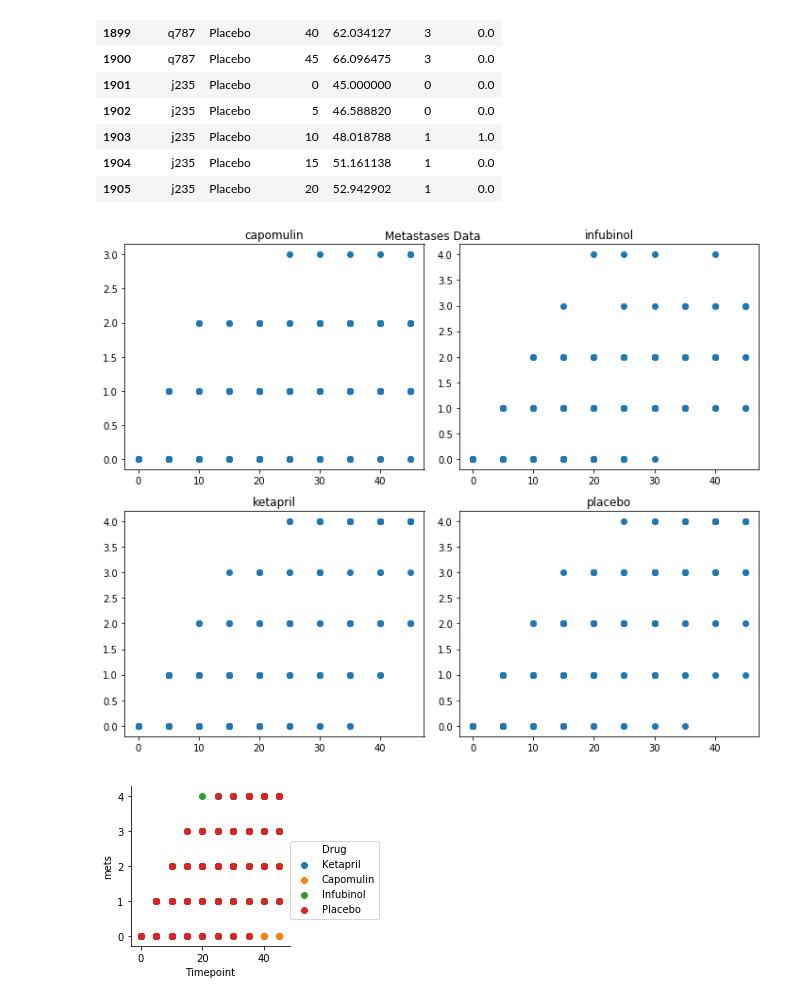
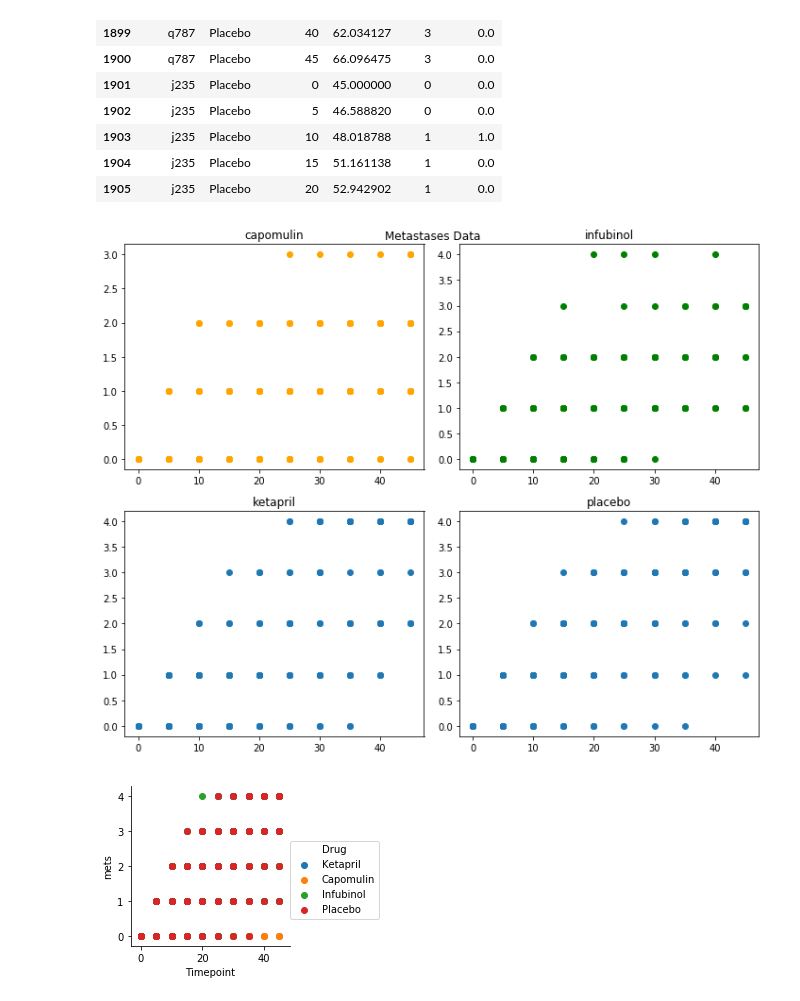
Before and after one commit to jenshurley/hw5, a Jupyter notebook: pydrug_mid.ipynb, the cells around one changed output. Cells and saved outputs as stored; diff of their text form; code cells hidden in the pictures.

```diff
--- a/pydrug_mid.ipynb
+++ b/pydrug_mid.ipynb
@@ -119,30 +119,30 @@ data_drugs.tail(15)
 # %%
 fig = plt.figure(figsize=(10, 8))
 
 axes1 = fig.add_subplot(2, 2, 1)
 axes2 = fig.add_subplot(2, 2, 2)
 axes3 = fig.add_subplot(2, 2, 3)
 axes4 = fig.add_subplot(2, 2, 4)
 
 # add a plot to each of the axes created above
-axes1.plot(capomulin['Timepoint'], capomulin['mets'], 'o')
-axes2.plot(infubinol['Timepoint'], infubinol['mets'], 'o')
+axes1.plot(capomulin['Timepoint'], capomulin['mets'], 'o', color = 'orange')
+axes2.plot(infubinol['Timepoint'], infubinol['mets'], 'o', color = 'green')
 axes3.plot(ketapril['Timepoint'], ketapril['mets'], 'o')
 axes4.plot(placebo['Timepoint'], placebo['mets'], 'o')
 
 # add a small title to each subplot
 
 axes1.set_title("capomulin")
 axes2.set_title("infubinol")
 axes3.set_title("ketapril")
 axes4.set_title("placebo")
 
 
 fig.suptitle("Metastases Data")
 
 fig.tight_layout()
 # %% [output]
-[figure, old version]
+[figure, new version]
 # %%
 sns.FacetGrid(data_drugs, hue="Drug", size=3,) \
    .map(plt.scatter, "Timepoint", "mets") \
```
Also changed, not shown: parts of 3 cells of this notebook.
